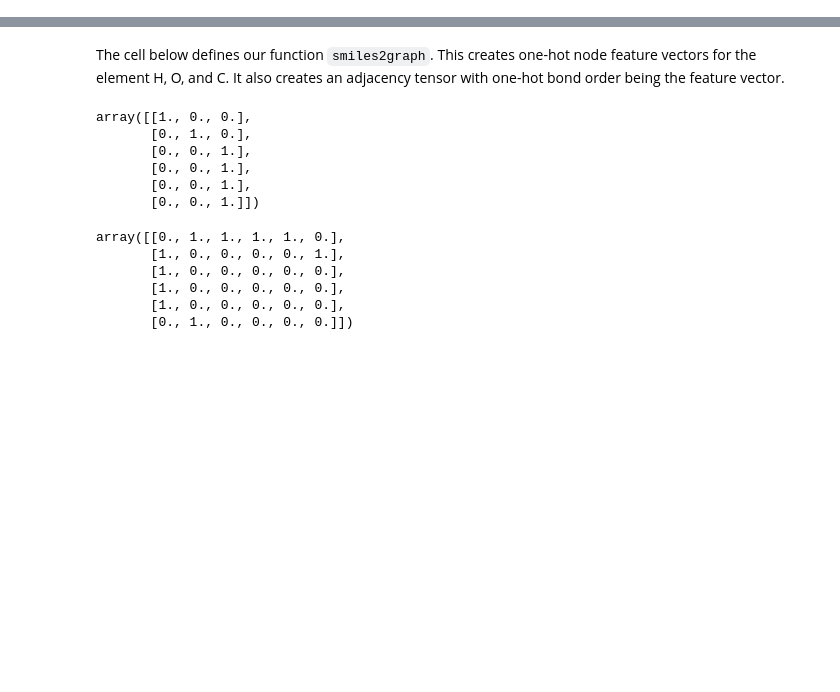
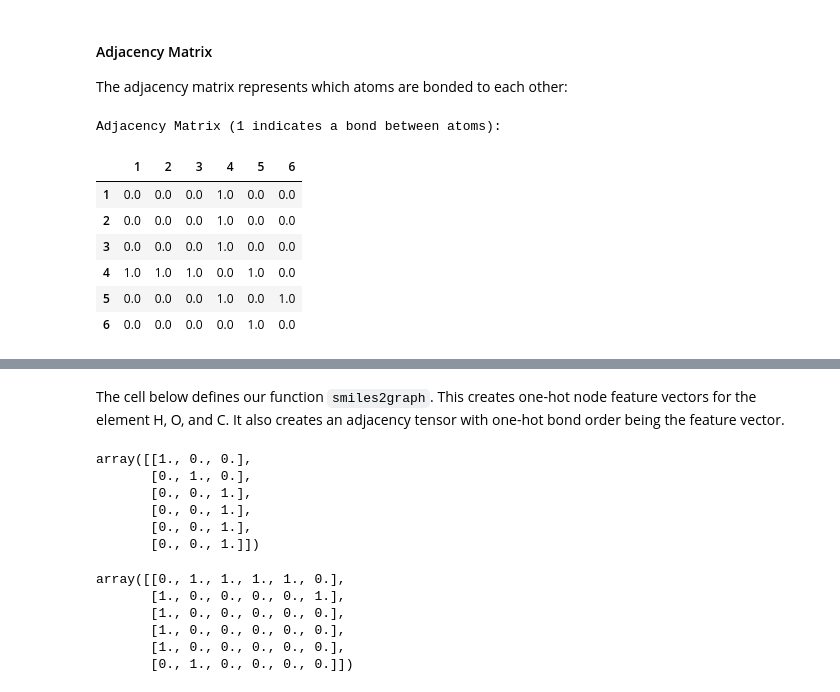
Before and after one commit to HFooladi/GNNs-For-Chemists, a Jupyter notebook: notebooks/01_GNN_representation.ipynb, the cells around one changed output, grey strips where cells are left out. Saved outputs shown, nothing was run; the diff lists cells and outputs as text; code cells hidden in the pictures; blank space fills up the shorter version.

```diff
--- a/notebooks/01_GNN_representation.ipynb
+++ b/notebooks/01_GNN_representation.ipynb
@@ -107,0 +154,35 @@ import networkx as nx # visualization
+# %% [markdown]
+#### Adjacency Matrix
+
+The adjacency matrix represents which atoms are bonded to each other:
+# %%
+# Let's create the adjacency matrix for methanol
+# Atom order: H, H, H, C, O, H (indexed from 0 to 5)
+adjacency = np.zeros((6, 6))
+
+# Define bonds: C-O and C-H bonds
+bonds = [(0, 3),  # C-H1
+         (1, 3),  # C-H2
+         (2, 3),  # C-H3
+         (3, 4),  # C-H4
+         (4, 5)]  # O-H4
+
+# Fill the adjacency matrix (undirected graph, so matrix is symmetric)
+for i, j in bonds:
+    adjacency[i, j] = 1
+    adjacency[j, i] = 1  # Symmetric because bonds are undirected
+
+print("Adjacency Matrix (1 indicates a bond between atoms):")
+adj_df = pd.DataFrame(adjacency,
+                      index=['1', '2', '3', '4', '5', '6'],
+                      columns=['1', '2', '3', '4', '5', '6'])
+display(adj_df)
+# %% [output]
+Adjacency Matrix (1 indicates a bond between atoms):
+|  | 1 | 2 | 3 | 4 | 5 | 6 |
+| 1 | 0.0 | 0.0 | 0.0 | 1.0 | 0.0 | 0.0 |
+| 2 | 0.0 | 0.0 | 0.0 | 1.0 | 0.0 | 0.0 |
+| 3 | 0.0 | 0.0 | 0.0 | 1.0 | 0.0 | 0.0 |
+| 4 | 1.0 | 1.0 | 1.0 | 0.0 | 1.0 | 0.0 |
+| 5 | 0.0 | 0.0 | 0.0 | 1.0 | 0.0 | 1.0 |
+| 6 | 0.0 | 0.0 | 0.0 | 0.0 | 1.0 | 0.0 |
```
Also changed, not shown: parts of 29 cells of this notebook.
